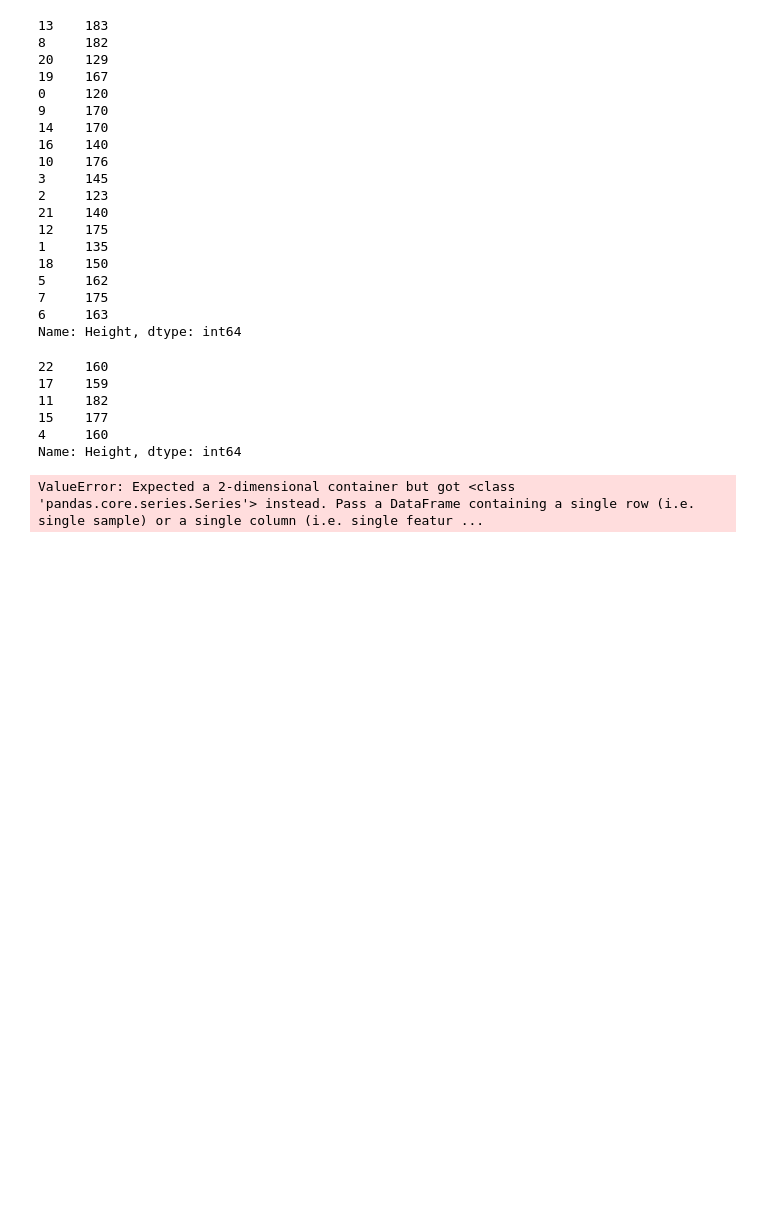
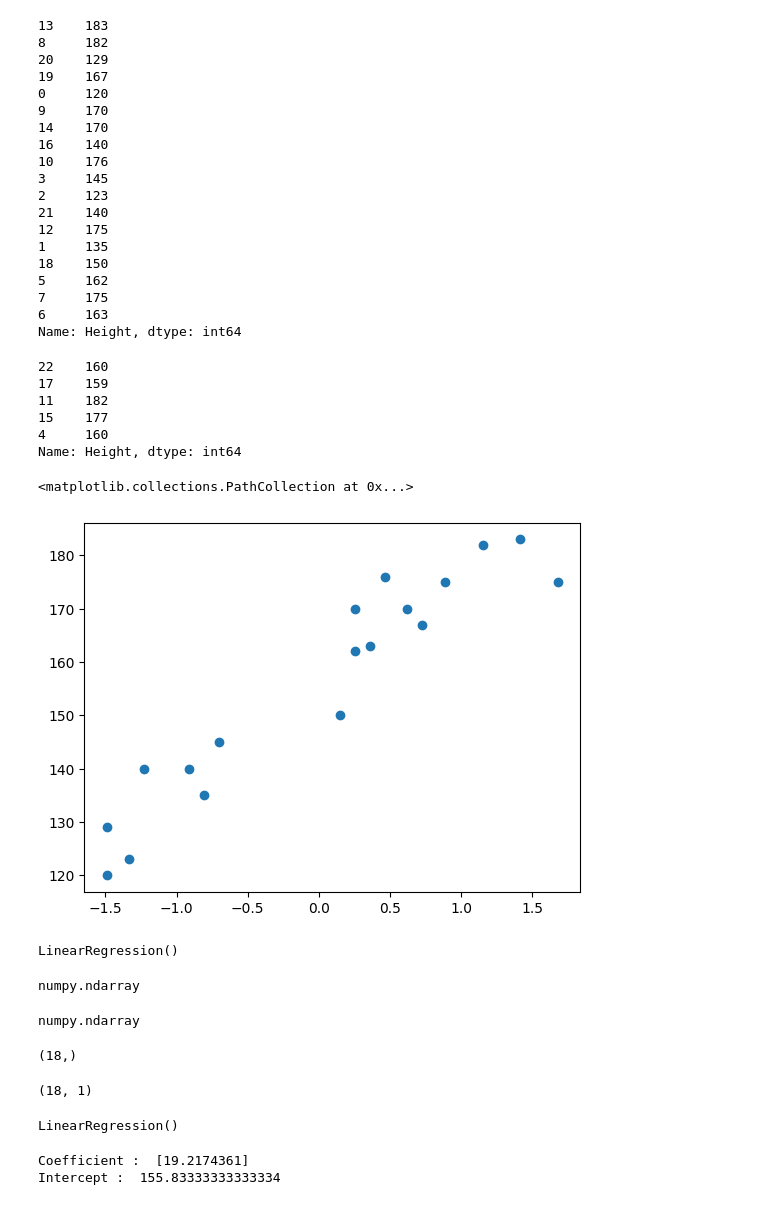
Before and after one commit to afadnan/ds_ml_dl, a Jupyter notebook: mlcodes/01_LinearRegression/01_simple_LR.ipynb, the cells around one changed output. Saved outputs shown, nothing was run; the diff lists cells and outputs as text; code cells hidden in the pictures; blank space fills up the shorter version.

Commit message:
update Simple Linear Regression

```diff
--- a/mlcodes/01_LinearRegression/01_simple_LR.ipynb
+++ b/mlcodes/01_LinearRegression/01_simple_LR.ipynb
@@ -23,8 +23,8 @@ Text(0, 0.5, 'Height')
 # %%
 ## divide our dataset into independent and dependent features
 
-X = df['Weight']
-y = df['Height']
+X = df[['Weight']] # independent will be in 2D
+y = df['Height'] # dependent will be in 1D
 # %%
 
 from sklearn.model_selection import train_test_split
@@ -63,9 +63,14 @@ Name: Height, dtype: int64
 # %%
 
 ## Standardize the dataset
+## so,that both weight and height have the same unit
+
 from sklearn.preprocessing import StandardScaler
 scaler=StandardScaler()
 X_train=scaler.fit_transform(X_train)
 X_test=scaler.transform(X_test)
-# %% [output]
-ValueError: Expected a 2-dimensional container but got <class 'pandas.core.series.Series'> instead. Pass a DataFrame containing a single row (i.e. single sample) or a single column (i.e. single featur ...
+# %%
+plt.scatter(X_train,y_train)
+# %% [output]
+<matplotlib.collections.PathCollection at 0x...>
+[figure, added]
@@ -71,0 +81,12 @@ ValueError: Expected a 2-dimensional container but got <class 'pandas.core.serie
+# %%
+regressor
+# %% [output]
+LinearRegression()
+# %%
+type(X_train)
+# %% [output]
+numpy.ndarray
+# %%
+type(X_test)
+# %% [output]
+numpy.ndarray
@@ -71,0 +96,19 @@ ValueError: Expected a 2-dimensional container but got <class 'pandas.core.serie
+# %%
+y_train.shape
+# %% [output]
+(18,)
+# %%
+X_train.shape
+# %% [output]
+(18, 1)
+# %%
+regressor.fit(X_train,y_train)
+# %% [output]
+LinearRegression()
+# %%
+## coefficient and intercepts
+print("Coefficient : ",regressor.coef_)
+print("Intercept : ",regressor.intercept_)
+# %% [output]
+Coefficient :  [19.2174361]
+Intercept :  155.83333333333334
```
Also changed, not shown: parts of 21 cells of this notebook, 2 other files.
